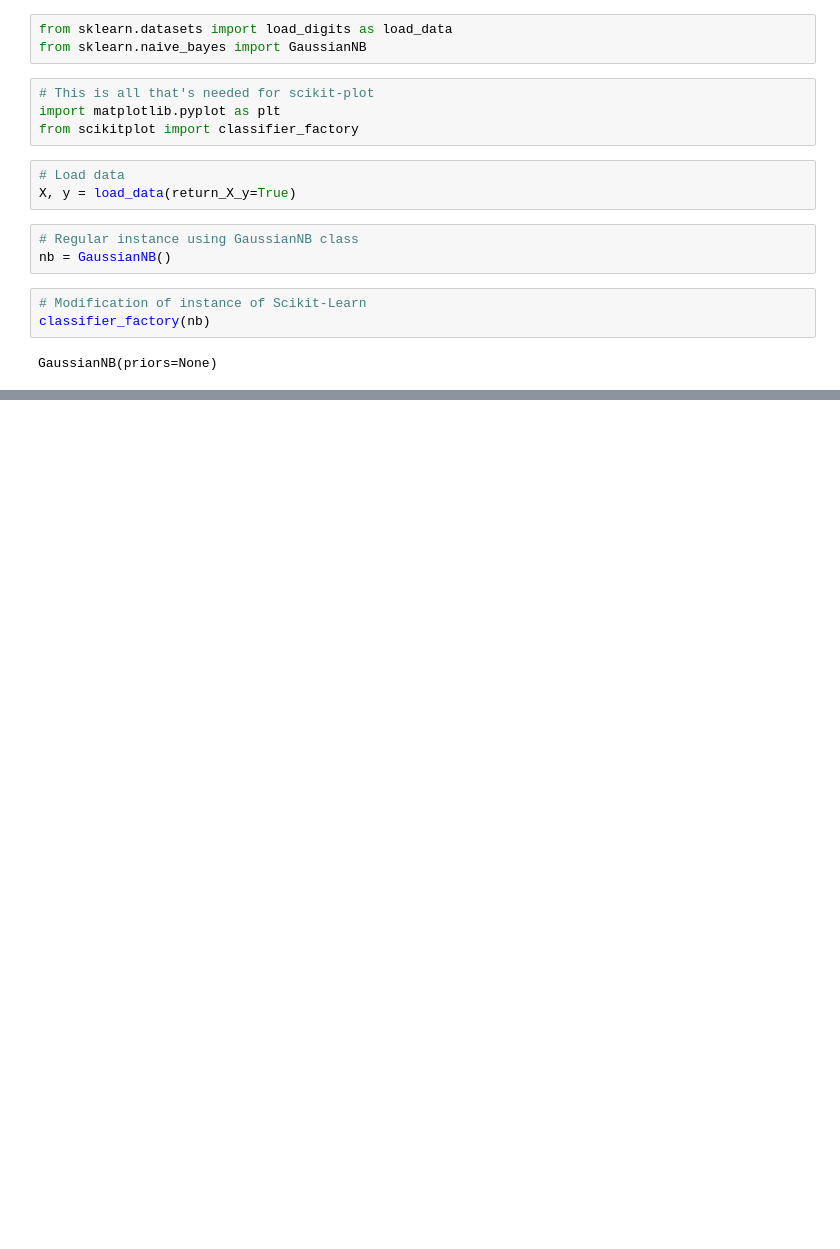
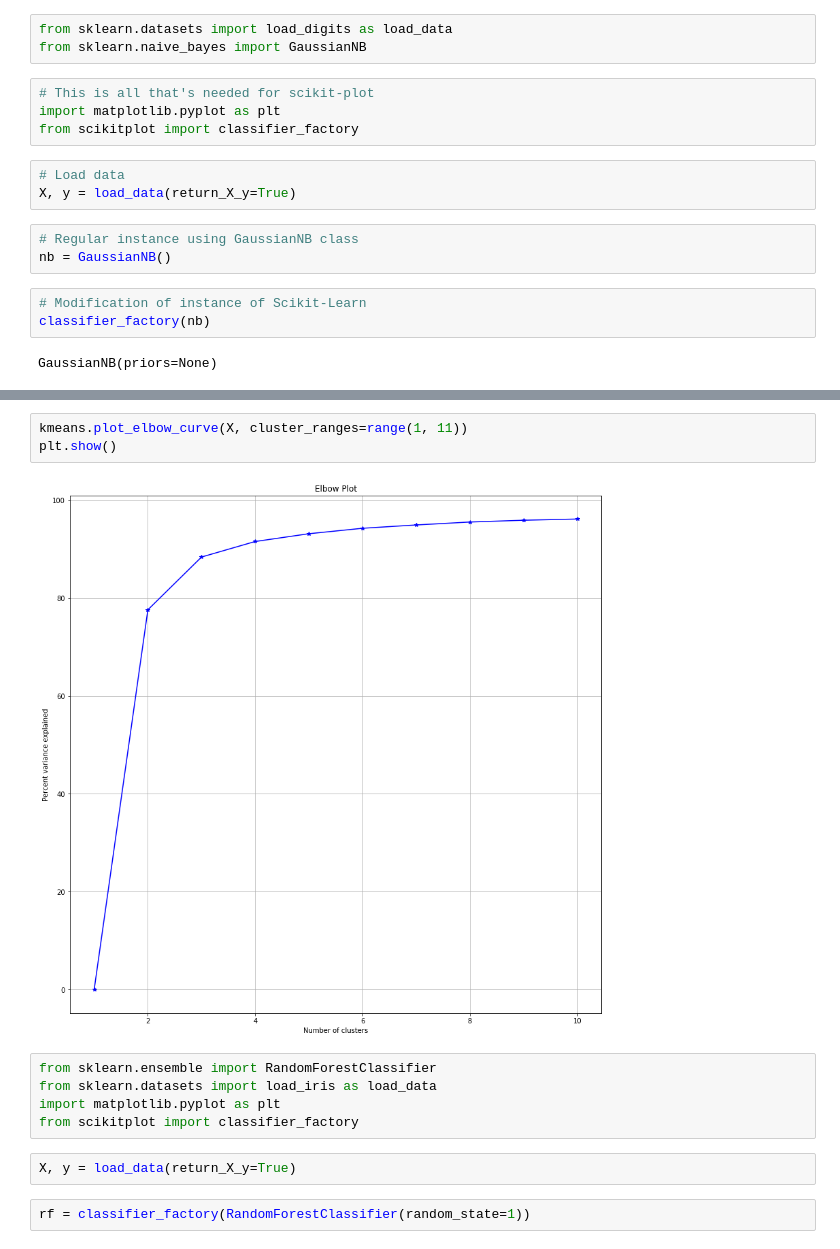
Before and after one commit to fclesio/learning-space, a Jupyter notebook: Python/Test with Scikit-Plot.ipynb, the cells around one changed output, grey strips where cells are left out. Saved outputs shown, nothing was run; the diff lists cells and outputs as text; blank space fills up the shorter version.

```diff
--- a/Python/Test with Scikit-Plot.ipynb
+++ b/Python/Test with Scikit-Plot.ipynb
@@ -30,0 +82,14 @@ plt.show()
+# %%
+kmeans.plot_elbow_curve(X, cluster_ranges=range(1, 11))
+plt.show()
+# %% [output]
+[figure, added]
+# %%
+from sklearn.ensemble import RandomForestClassifier
+from sklearn.datasets import load_iris as load_data
+import matplotlib.pyplot as plt
+from scikitplot import classifier_factory
+# %%
+X, y = load_data(return_X_y=True)
+# %%
+rf = classifier_factory(RandomForestClassifier(random_state=1))
```
Also changed, not shown: parts of 24 cells of this notebook.
